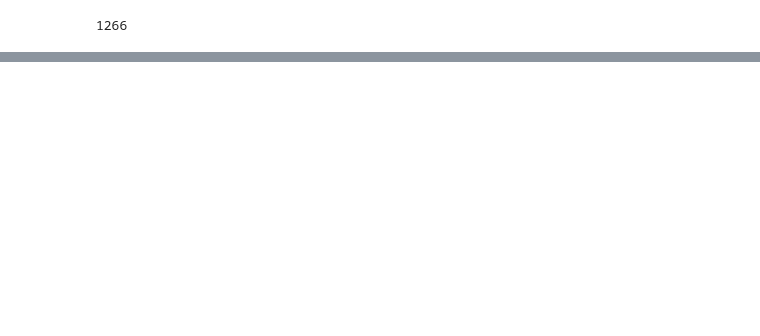
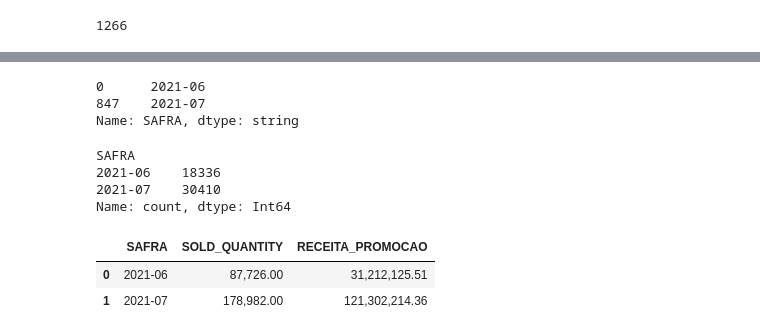
Before and after one commit to santoshenrique2021/case_mercado_livre, a Jupyter notebook: Case_Mercado_Livre.ipynb, the cells around one changed output, grey strips where cells are left out. Cells and saved outputs as stored; diff of their text form; code cells hidden in the pictures; blank space fills up the shorter version.

```diff
--- a/Case_Mercado_Livre.ipynb
+++ b/Case_Mercado_Livre.ipynb
@@ -134,0 +239,27 @@ df['DOMAIN_ID'].value_counts().shape[0] #1266 (muitas classes)
+# %%
+#Meses disponíveis
+df['SAFRA'].drop_duplicates() #Meses de junho e julho de 2021
+# %% [output]
+0      2021-06
+847    2021-07
+Name: SAFRA, dtype: string
+# %%
+#Volumetria de promoções por mês
+df['SAFRA'].value_counts().sort_index()
+# %% [output]
+SAFRA
+2021-06    18336
+2021-07    30410
+Name: count, dtype: Int64
+# %%
+#Quantidade vendida e receita nos meses (absoluto)
+vendas_por_mes = df.groupby('SAFRA', as_index=False).agg({
+    'SOLD_QUANTITY': 'sum',
+    'RECEITA_PROMOCAO': 'sum'
+})
+
+vendas_por_mes
+# %% [output]
+|  | SAFRA | SOLD_QUANTITY | RECEITA_PROMOCAO |
+| 0 | 2021-06 | 87,726.00 | 31,212,125.51 |
+| 1 | 2021-07 | 178,982.00 | 121,302,214.36 |
```
Also changed, not shown: parts of 35 cells of this notebook.
